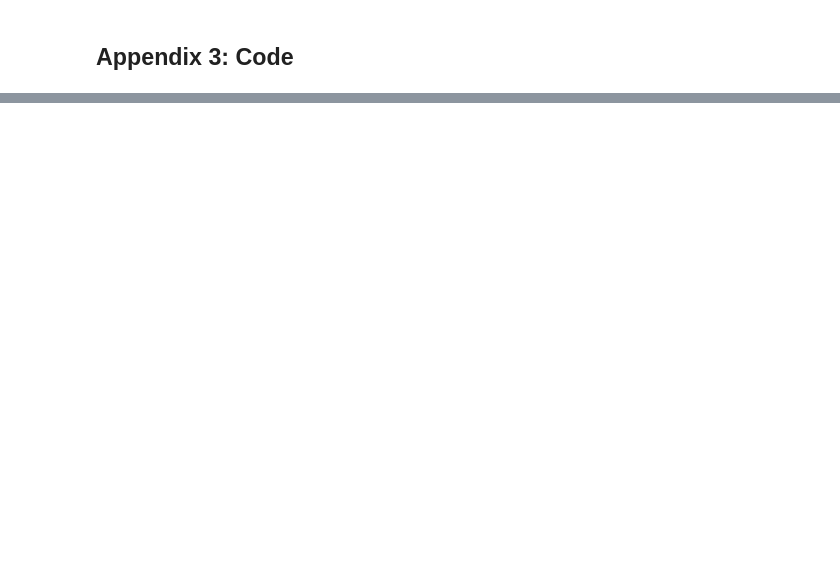
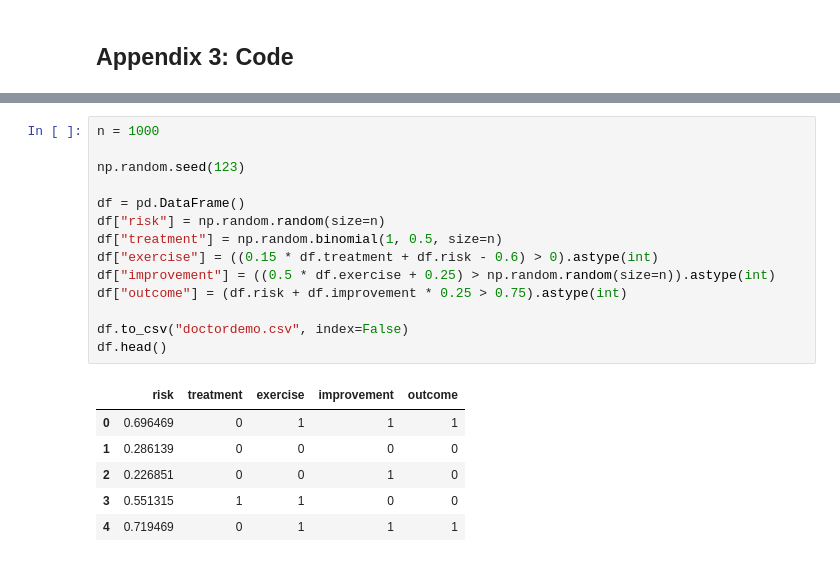
Before and after one commit to leo-ware/pqp, a Jupyter notebook: writeup/Correct and Performant Causal Identification with pqp.ipynb, the cells around one changed output, grey strips where cells are left out. Saved outputs shown, nothing was run; the diff lists cells and outputs as text; blank space fills up the shorter version.

```diff
--- a/writeup/Correct and Performant Causal Identification with pqp.ipynb
+++ b/writeup/Correct and Performant Causal Identification with pqp.ipynb
@@ -4624,0 +822,21 @@ fn do_stuff() {
+# %%
+n = 1000
+
+np.random.seed(123)
+
+df = pd.DataFrame()
+df["risk"] = np.random.random(size=n)
+df["treatment"] = np.random.binomial(1, 0.5, size=n)
+df["exercise"] = ((0.15 * df.treatment + df.risk - 0.6) > 0).astype(int)
+df["improvement"] = ((0.5 * df.exercise + 0.25) > np.random.random(size=n)).astype(int)
+df["outcome"] = (df.risk + df.improvement * 0.25 > 0.75).astype(int)
+
+df.to_csv("doctordemo.csv", index=False)
+df.head()
+# %% [output]
+|  | risk | treatment | exercise | improvement | outcome |
+| 0 | 0.696469 | 0 | 1 | 1 | 1 |
+| 1 | 0.286139 | 0 | 0 | 0 | 0 |
+| 2 | 0.226851 | 0 | 0 | 1 | 0 |
+| 3 | 0.551315 | 1 | 1 | 0 | 0 |
+| 4 | 0.719469 | 0 | 1 | 1 | 1 |
```
Also changed, not shown: parts of 93 cells of this notebook, 34 other files.
